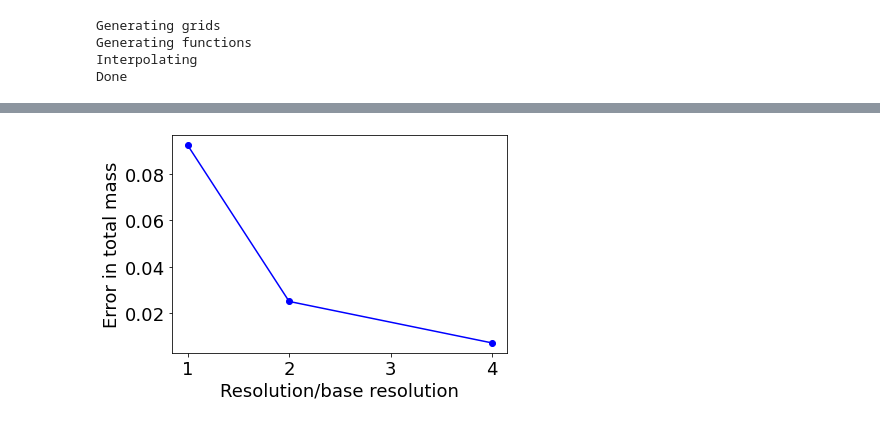
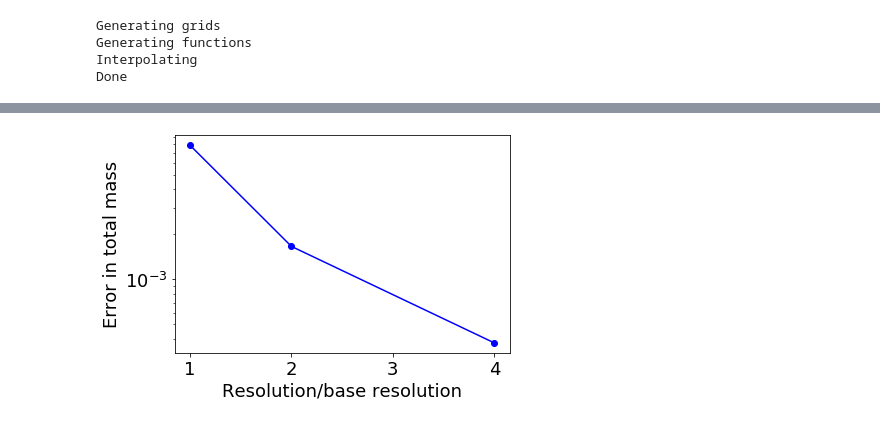
Before and after one commit to lanl/phoebus, a Jupyter notebook: scripts/jupyter/remapping-toy.ipynb, the cells around one changed output, grey strips where cells are left out. Drawn from its saved outputs; the diff is of its cells as text; code cells hidden in the pictures.

```diff
--- a/scripts/jupyter/remapping-toy.ipynb
+++ b/scripts/jupyter/remapping-toy.ipynb
@@ -240,7 +353,10 @@ class SphericalAverage:
         print("Done")
 # %%
-savg = SphericalAverage(5, 200, [128, 16, 16], [2, 2, 2],
-                        #[[0,0,0],[0,1,0],[0,0,1],[0,1,1]],
+savg = SphericalAverage(5, 200, [64, 16, 16], [2, 2, 2],
+                        [[0,0,0],[0,1,0],[0,0,1],[0,1,1]],
+                        avg_type='mass',
+                        cell_fac = 5,
+                        eps = 1,
                         sigma=1)
 # %% [output]
 Generating grids
@@ -291,5 +409,5 @@ plt.legend()
 # %%
 mass_avgd = integrate.trapz(4*np.pi*savg.grid1d**2*savg.y_avgd,x=savg.grid1d)
-mass_orig = integrate.trapz(4*np.pi*grid1d**2*y_monopole,x=grid1d)
+mass_orig = integrate.trapz(4*np.pi*grid1d**2*savg.y_monopole,x=grid1d)
 print("%e %e %e" % (mass_avgd, mass_orig, (mass_avgd - mass_orig)/mass_orig))
 # %% [output]
@@ -352,7 +470,7 @@ plt.plot(savg.grid1d,savg.y_monopole,'k-')
 # %%
-plt.plot(resfacs,np.abs(mass_errs),'bo-')
+plt.semilogy(resfacs,np.abs(mass_errs),'bo-')
 plt.xlabel('Resolution/base resolution')
 plt.ylabel('Error in total mass')
 plt.savefig('interpolation_mass_error_amr_spherical_3d_multiblock.png',bbox_inches='tight',dpi=300)
 # %% [output]
-[figure, old version]
+[figure, new version]
```
Also changed, not shown: parts of 10 cells of this notebook, 1 other file.
